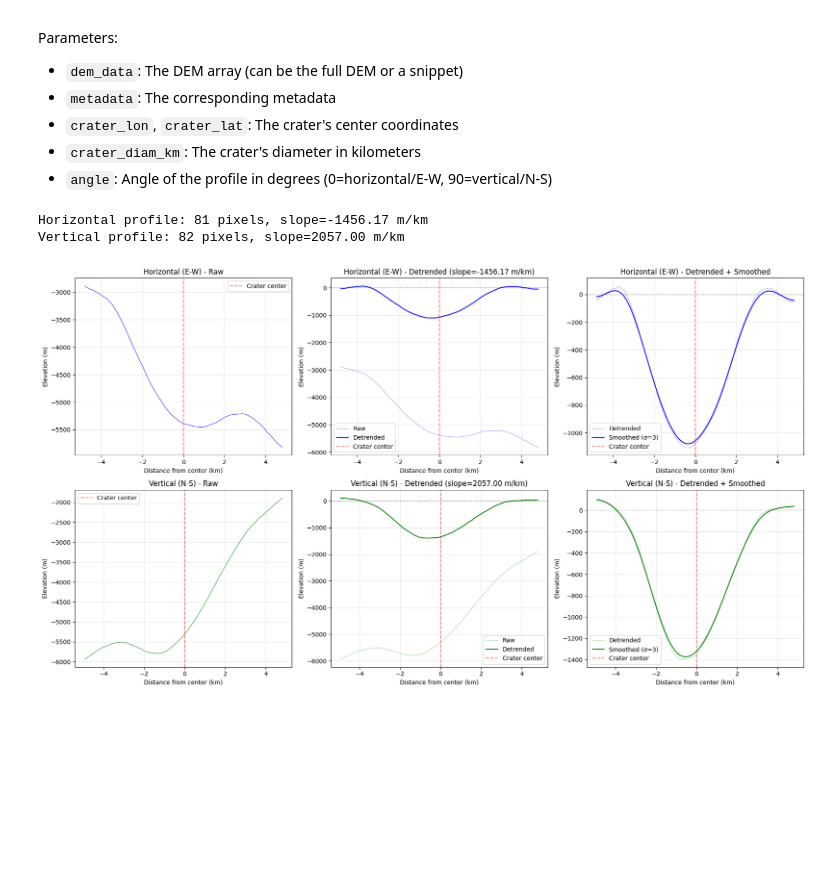
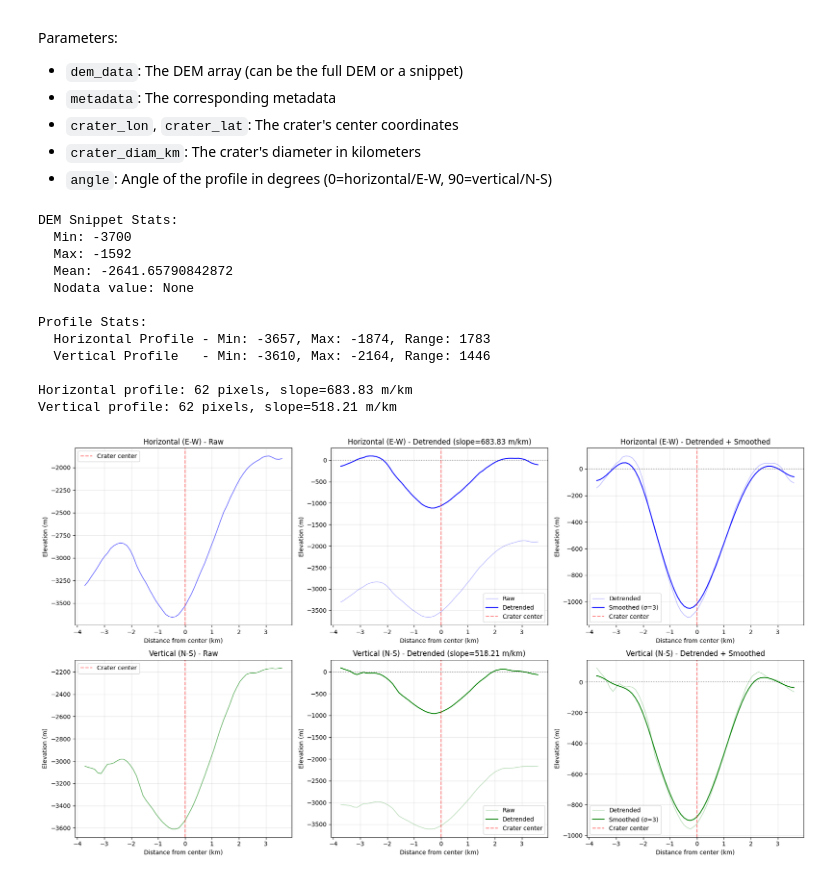
Before and after one commit to Andrew-Pick/lunar_dem_analysis, a Jupyter notebook: notebooks/exploratory_analysis.ipynb, the cells around one changed output. Drawn from its saved outputs; the diff is of its cells as text; code cells hidden in the pictures; blank space fills up the shorter version.

```diff
--- a/notebooks/exploratory_analysis.ipynb
+++ b/notebooks/exploratory_analysis.ipynb
@@ -27,7 +26,7 @@ depth = 'depth_m'
 #craters = filter_craters(craters, pole='south', lat_threshold=60, circ_threshold=None, diam_min=8, diam_max=None, lat_col=lat, diam_col=diam)
 
 craters = read_crater_locations('../data/catalogs/moon_data.csv')
-craters = filter_craters(craters, pole='south', lat_threshold=60, circ_threshold=0.85, diam_min=8000, diam_max=None, lat_col=lat, diam_col=diam)
+craters = filter_craters(craters, pole='south', lat_threshold=60, circ_threshold=0.85, diam_min=2500, diam_max=None, lat_col=lat, diam_col=diam)
 
 craters.head()
 # %% [output]
@@ -46,7 +45,7 @@ crater_objects = []
 
 # Loop through the first few rows of the DataFrame for demonstration
 # To process all craters, change `craters.head(1).iterrows()` to `craters.iterrows()`
-for index, row in craters.head(100).iterrows():
+for index, row in craters.head(500).iterrows():
     # Extract crater properties from the row
     crater_id = None #row['CRATER_ID']
     crater_lon = row[lon]
@@ -123,9 +122,17 @@ Parameters:
 # %%
 # Import the analysis functions
 from crater_analysis.analysis import detrend_profile, smooth_profile, detrend_profile_robust
+import numpy as np
 
 # Extract profiles in both horizontal and vertical directions
-crater = crater_objects[0]
+crater = crater_objects[2]
+
+# Check DEM stats
+print(f"DEM Snippet Stats:")
+print(f"  Min: {np.min(crater.dem_data)}")
+print(f"  Max: {np.max(crater.dem_data)}")
+print(f"  Mean: {np.mean(crater.dem_data)}")
+print(f"  Nodata value: {crater.metadata.get('nodata')}")
 
 # Horizontal profile (E-W, angle=0)
 distance_h, elevation_h, pixel_coords_h = get_crater_profile(
@@ -133,7 +140,7 @@ distance_h, elevation_h, pixel_coords_h = get_crater_profile(
     crater.metadata,
     crater.global_coords['lon'],
     crater.global_coords['lat'],
-    crater_diam_km=crater.get_property('diameter_km') * 1.2,
+    crater_diam_km=crater.get_property('diameter_km') * 1.5,
     angle=0  # 0 degrees = horizontal (E-W)
 )
 
@@ -143,9 +150,13 @@ distance_v, elevation_v, pixel_coords_v = get_crater_profile(
     crater.metadata,
     crater.global_coords['lon'],
     crater.global_coords['lat'],
-    crater_diam_km=crater.get_property('diameter_km') * 1.2,
+    crater_diam_km=crater.get_property('diameter_km') * 1.5,
     angle=90  # 90 degrees = vertical (N-S)
 )
+
+print(f"\nProfile Stats:")
+print(f"  Horizontal Profile - Min: {np.min(elevation_h)}, Max: {np.max(elevation_h)}, Range: {np.ptp(elevation_h)}")
+print(f"  Vertical Profile   - Min: {np.min(elevation_v)}, Max: {np.max(elevation_v)}, Range: {np.ptp(elevation_v)}")
 
 # Detrend the profiles first to remove regional slope
 # Using robust detrending to avoid fitting the crater shape itself
@@ -158,7 +169,7 @@ sigma = 3  # Try values between 1-5 depending on noise level
 elevation_h_smooth = smooth_profile(elevation_h_detrended, sigma=sigma)
 elevation_v_smooth = smooth_profile(elevation_v_detrended, sigma=sigma)
 
-print(f"Horizontal profile: {len(elevation_h)} pixels, slope={slope_h:.2f} m/km")
+print(f"\nHorizontal profile: {len(elevation_h)} pixels, slope={slope_h:.2f} m/km")
 print(f"Vertical profile: {len(elevation_v)} pixels, slope={slope_v:.2f} m/km")
 
 # Plot raw, detrended, and smoothed profiles
@@ -202,36 +213,46 @@ axes[1, 0].set_xlabel('Distance from center (km)')
 axes[1, 0].set_ylabel('Elevation (m)')
 axes[1, 0].set_title(f'Vertical (N-S) - Raw')
 axes[1, 0].legend()
 axes[1, 0].grid(True, alpha=0.3)
 
 # Vertical profile - Detrended
 axes[1, 1].plot(distance_v, elevation_v, '-', linewidth=1, color='green', alpha=0.3, label='Raw')
 axes[1, 1].plot(distance_v, elevation_v_detrended, '-', linewidth=1.5, color='green', label=f'Detrended')
 axes[1, 1].axvline(x=0, color='red', linestyle='--', alpha=0.5, label='Crater center')
 axes[1, 1].axhline(y=0, color='black', linestyle=':', alpha=0.3)
 axes[1, 1].set_xlabel('Distance from center (km)')
 axes[1, 1].set_ylabel('Elevation (m)')
 axes[1, 1].set_title(f'Vertical (N-S) - Detrended (slope={slope_v:.2f} m/km)')
 axes[1, 1].legend()
 axes[1, 1].grid(True, alpha=0.3)
 
 # Vertical profile - Smoothed
 axes[1, 2].plot(distance_v, elevation_v_detrended, '-', linewidth=1, color='green', alpha=0.3, label='Detrended')
 axes[1, 2].plot(distance_v, elevation_v_smooth, '-', linewidth=1.5, color='green', label=f'Smoothed (σ={sigma})')
 axes[1, 2].axvline(x=0, color='red', linestyle='--', alpha=0.5, label='Crater center')
 axes[1, 2].axhline(y=0, color='black', linestyle=':', alpha=0.3)
 axes[1, 2].set_xlabel('Distance from center (km)')
 axes[1, 2].set_ylabel('Elevation (m)')
 axes[1, 2].set_title(f'Vertical (N-S) - Detrended + Smoothed')
 axes[1, 2].legend()
 axes[1, 2].grid(True, alpha=0.3)
 
 plt.tight_layout()
 plt.show()
 # %% [output]
-Horizontal profile: 81 pixels, slope=-1456.17 m/km
-Vertical profile: 82 pixels, slope=2057.00 m/km
+DEM Snippet Stats:
+  Min: -3700
+  Max: -1592
+  Mean: -2641.65790842872
+  Nodata value: None
+
+Profile Stats:
+  Horizontal Profile - Min: -3657, Max: -1874, Range: 1783
+  Vertical Profile   - Min: -3610, Max: -2164, Range: 1446
+
+Horizontal profile: 62 pixels, slope=683.83 m/km
+Vertical profile: 62 pixels, slope=518.21 m/km
-[figure, old version]
+[figure, new version]
 # %%
 # Import the crater floor finding function
 from crater_analysis.analysis import find_crater_floor
```
Also changed, not shown: parts of 7 cells of this notebook, 1 other file.
